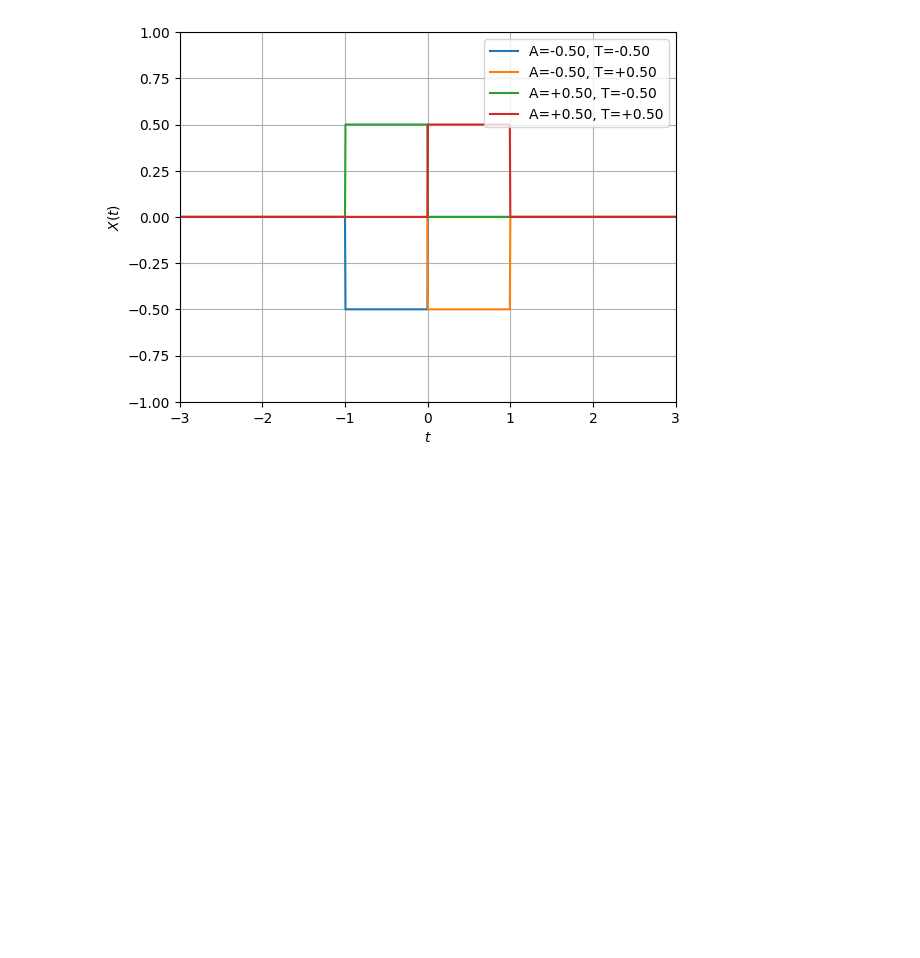
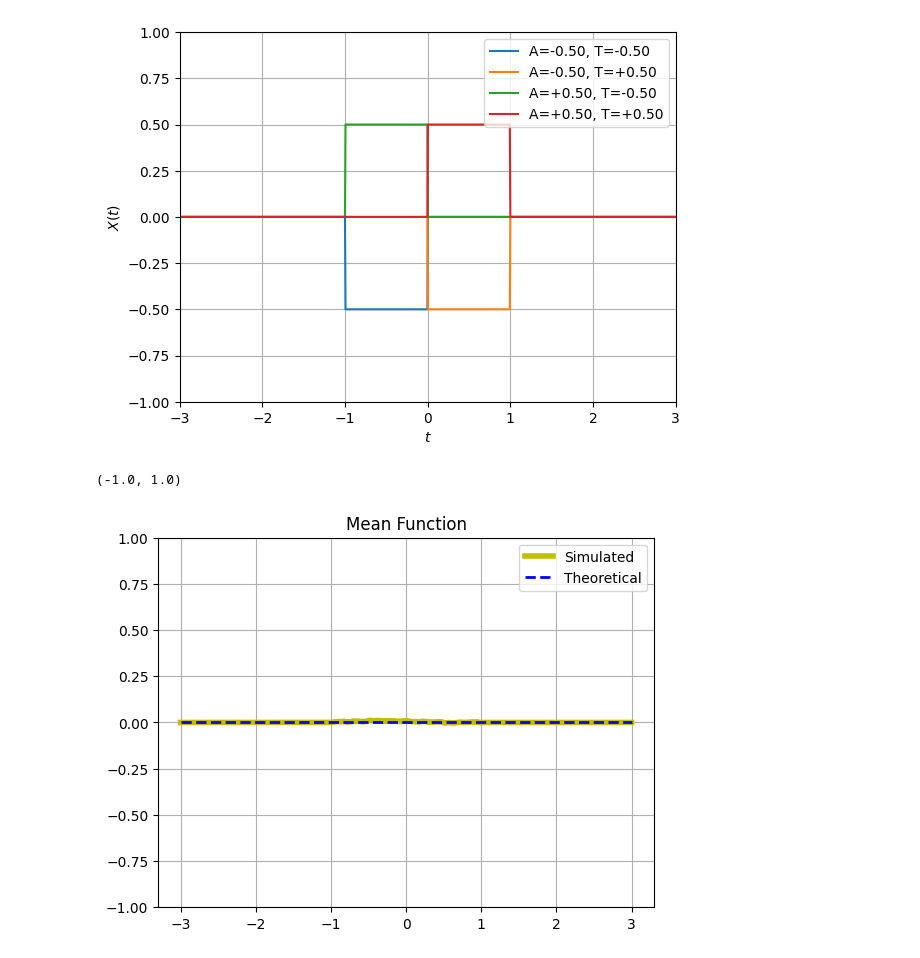
Before and after one commit to gabrielluizep/eng-pre, a Jupyter notebook: prova-6/questao-6-9.ipynb, the cells around one changed output. Saved outputs shown, nothing was run; the diff lists cells and outputs as text; code cells hidden in the pictures; blank space fills up the shorter version.

```diff
--- a/prova-6/questao-6-9.ipynb
+++ b/prova-6/questao-6-9.ipynb
@@ -5,14 +5,13 @@ from matplotlib.pylab import f
 import numpy as np
 import matplotlib.pyplot as plt
 
-def rect(t):
-    return np.where(abs(t) < 0.5, 1, 0)
-
-t = np.linspace(-3, 3, 1000)
+N = 1000
+Nt = 1000
+t = np.linspace(-3, 3, Nt)
 
 for A in [-1/2, 1/2]:
     for T in [-1/2,1/2]:
-      plt.plot(t, A * rect(t - T), label=f'A={A:+.2f}, T={T:+.2f}')
+      plt.plot(t, A * (abs(t - T) < 0.5), label=f'A={A:+.2f}, T={T:+.2f}')
 
 plt.legend()
 plt.ylim(-1, 1)
@@ -23,3 +22,25 @@ plt.grid()
 plt.show()
 # %% [output]
 [figure]
+# %%
+X = np.zeros((N, Nt))
+for i in range(N):
+    A = np.random.uniform(-1/2,1/2)
+    T = np.random.uniform(-1/2,1/2)
+
+    X[i, :] = A * (abs(t - T) < 0.5)
+
+
+muX_sim = np.mean(X, axis=0)
+muX_teo = np.zeros(N)
+
+plt.figure()
+plt.grid(True)
+plt.plot(t, muX_sim, 'y', linewidth=4, label='Simulated')
+plt.plot(t, muX_teo, 'b--', linewidth=2, label='Theoretical')
+plt.title('Mean Function')
+plt.legend()
+plt.ylim(-1, 1)
+# %% [output]
+(-1.0, 1.0)
+[figure, added]
```
Also changed, not shown: parts of 1 cell of this notebook, 1 other file.
